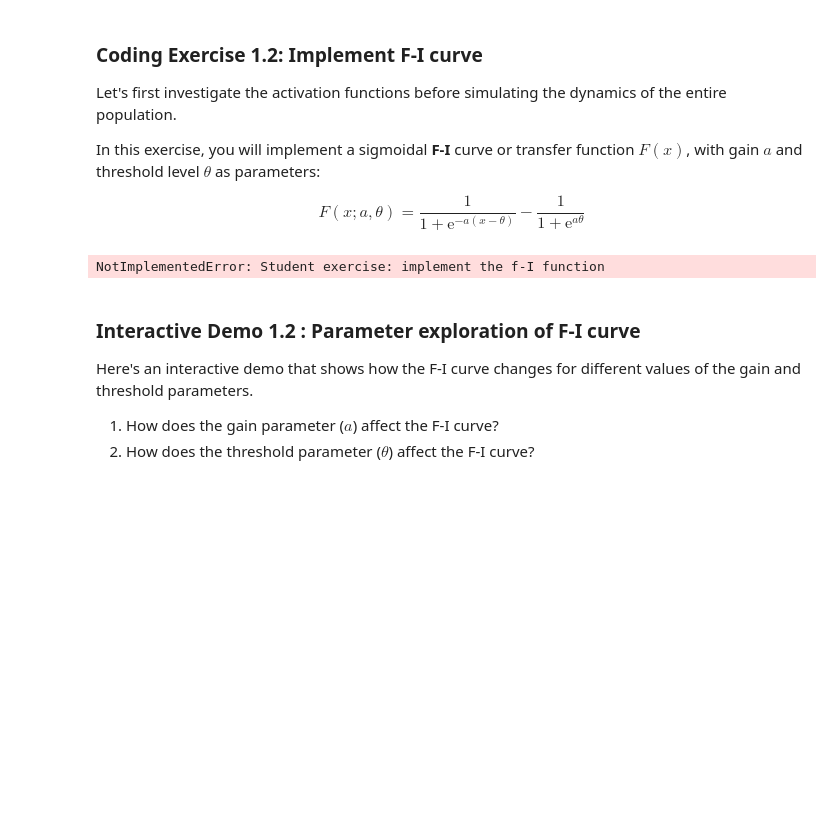
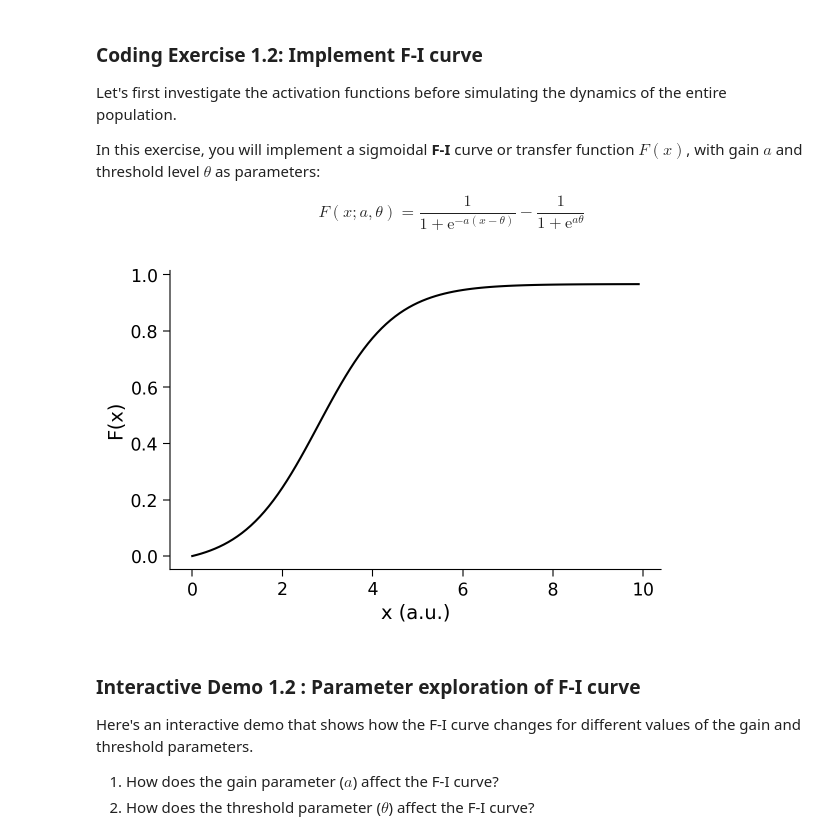
Before and after one commit to EugOT/compneuro, a Jupyter notebook: notebooks/2023-12-03-DynamicNetworks-1.ipynb, the cells around one changed output. Drawn from its saved outputs; the diff is of its cells as text; code cells hidden in the pictures; blank space fills up the shorter version.

Commit message:
Implement Coding Exercise 1

```diff
--- a/notebooks/2023-12-03-DynamicNetworks-1.ipynb
+++ b/notebooks/2023-12-03-DynamicNetworks-1.ipynb
@@ -179,39 +179,32 @@ F(x;a,\theta) = \frac{1}{1+\text{e}^{-a(x-\theta)}} - \frac{1}{1+\text{e}^{a\the
 # %%
 def F(x, a, theta):
   """
   Population activation function.
 
   Args:
     x (float): the population input
     a (float): the gain of the function
     theta (float): the threshold of the function
 
   Returns:
     float: the population activation response F(x) for input x
   """
-  #################################################
-  ## TODO for students: compute f = F(x) ##
-  # Fill out function and remove
-  raise NotImplementedError("Student exercise: implement the f-I function")
-  #################################################
-
-  # Define the sigmoidal transfer function f = F(x)
-  f = ...
+  f = (1 + np.exp(-a * (x - theta)))**-1 - (1 + np.exp(a * theta))**-1
 
   return f
 
 
 # Set parameters
 pars = default_pars_single()  # get default parameters
 x = np.arange(0, 10, .1)      # set the range of input
 
 # Compute transfer function
 f = F(x, pars['a'], pars['theta'])
 
 # Visualize
 plot_fI(x, f)
 # %% [output]
-NotImplementedError: Student exercise: implement the f-I function
+[figure, added]
 # %% [markdown]
 ### Interactive Demo 1.2 : Parameter exploration of F-I curve
 
```
Also changed, not shown: parts of 4 cells of this notebook.
